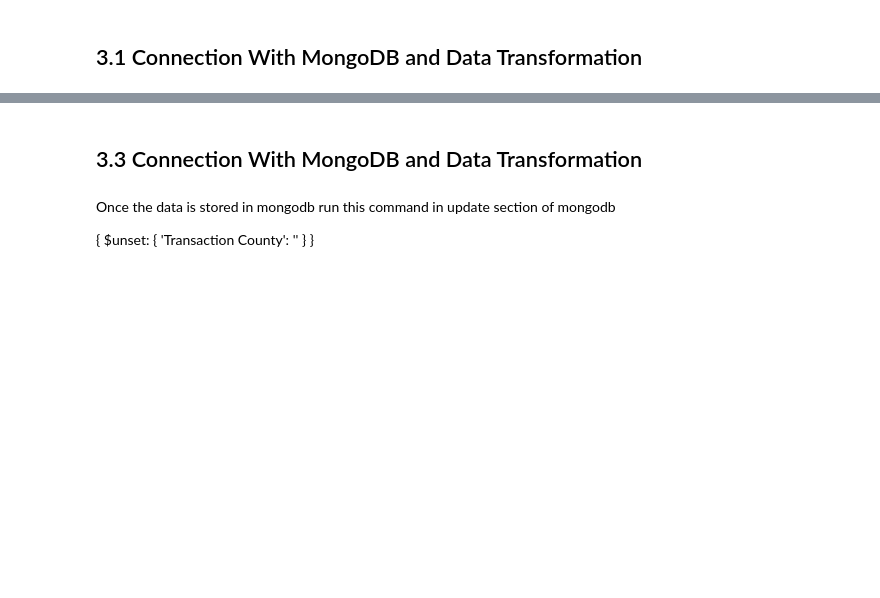
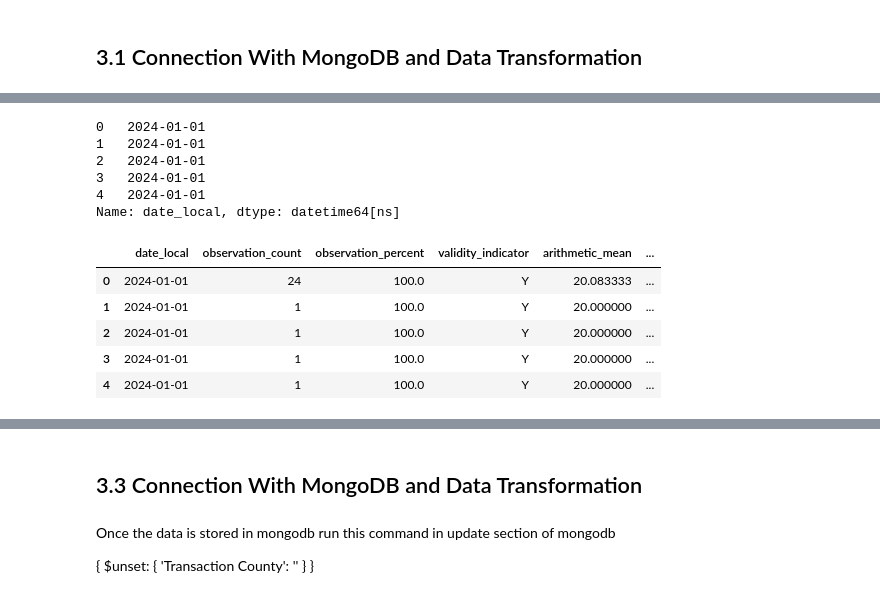
Before and after one commit to x23364394/Environmenatal_impact_of_EV_adoption, a Jupyter notebook: Group_Q.ipynb, the cells around one changed output, grey strips where cells are left out. Cells and saved outputs as stored; diff of their text form; code cells hidden in the pictures; blank space fills up the shorter version.

```diff
--- a/Group_Q.ipynb
+++ b/Group_Q.ipynb
@@ -319,0 +288,33 @@ https://catalog.data.gov/dataset/vehicle-registrations-by-class-and-county
+# %%
+# deleting unwanted columns
+required_col = mongo_data.drop(['_id', 'state_code','county_code', 'site_number','parameter_code','first_max_hour', 'method_code','method',
+             'poc', 'latitude','longitude', 'datum','parameter','cbsa_code', 'site_address',
+             'sample_duration_code', 'sample_duration','pollutant_standard', 'units_of_measure','event_type'], axis = 1)
+# %%
+required_col['cbsa'] = required_col['cbsa'].fillna('Unknown')  #filling missing values in column 'cbsa'
+required_col['local_site_name'] = required_col['local_site_name'].fillna('Unknown')  #filling missing values in column 'local_site_name'
+required_col['aqi'] = required_col['aqi'].fillna(required_col['arithmetic_mean']) # filling missing values in aqi column with values from mean columns
+# %%
+# convert normal date format to datetime, so that year and month can be extracted
+required_col['date_local'] = pd.to_datetime(required_col['date_local'], errors = 'coerce')
+print(required_col['date_local'].head()) # check few entries to check the format
+# %% [output]
+0   2024-01-01
+1   2024-01-01
+2   2024-01-01
+3   2024-01-01
+4   2024-01-01
+Name: date_local, dtype: datetime64[ns]
+# %%
+required_col['year'] = required_col['date_local'].dt.year #extracted year from date_local column and create a new column 'year'
+required_col['month'] = required_col['date_local'].dt.month #extracted month from date_local column and create a new column 'month'
+required_col['week'] = required_col['date_local'].dt.isocalendar().week #extracted month from date_local column and create a new column 'week'
+# %%
+required_col.head()
+# %% [output]
+|  | date_local | observation_count | observation_percent | validity_indicator | arithmetic_mean | ... |
+| 0 | 2024-01-01 | 24 | 100.0 | Y | 20.083333 | ... |
+| 1 | 2024-01-01 | 1 | 100.0 | Y | 20.000000 | ... |
+| 2 | 2024-01-01 | 1 | 100.0 | Y | 20.000000 | ... |
+| 3 | 2024-01-01 | 1 | 100.0 | Y | 20.000000 | ... |
+| 4 | 2024-01-01 | 1 | 100.0 | Y | 20.000000 | ... |
```
Also changed, not shown: parts of 15 cells of this notebook.
